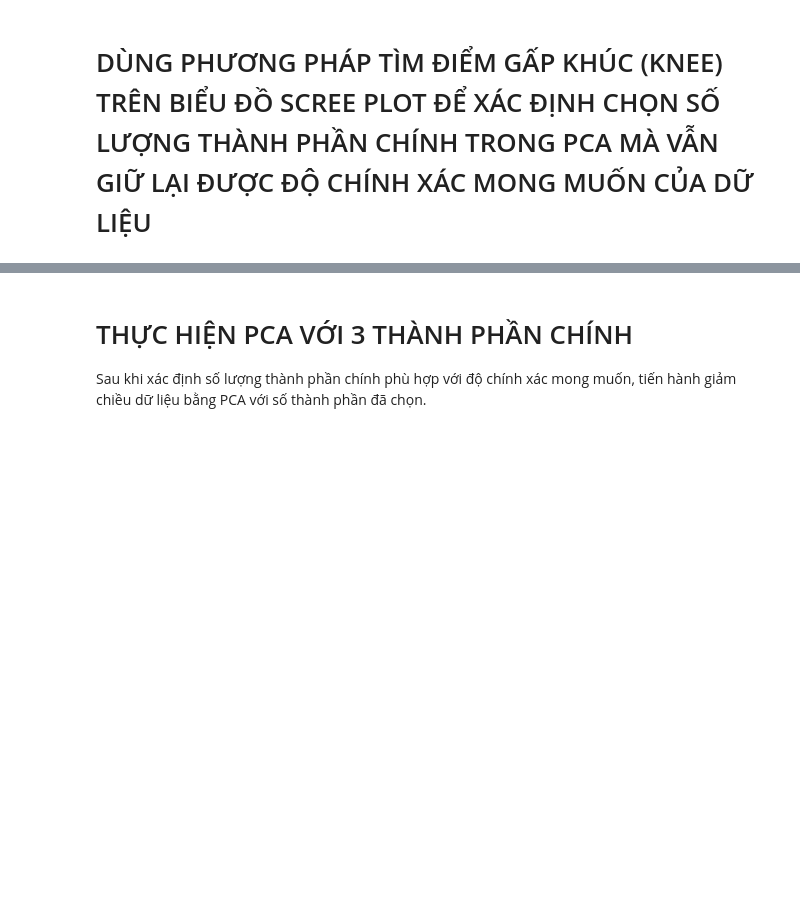
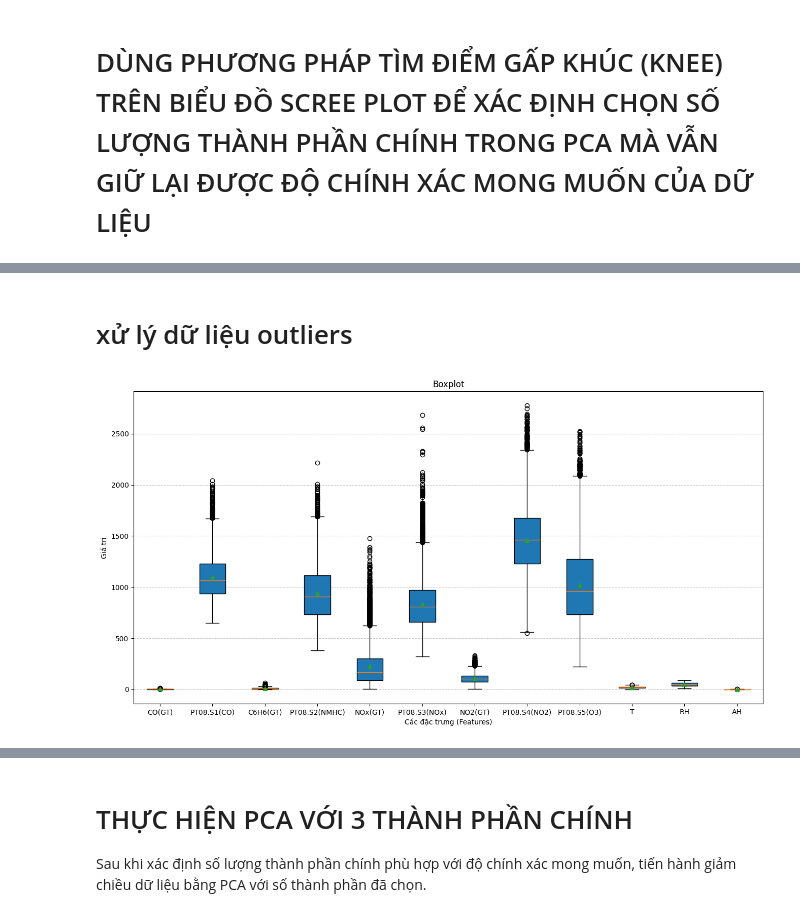
Before and after one commit to HuyBui1304/baocao23_11, a Jupyter notebook: baocao23_11.ipynb, the cells around one changed output, grey strips where cells are left out. Drawn from its saved outputs; the diff is of its cells as text; code cells hidden in the pictures; blank space fills up the shorter version.

```diff
--- a/baocao23_11.ipynb
+++ b/baocao23_11.ipynb
@@ -41,0 +152,15 @@ data_scaled = scaler.fit_transform(data_cleaned)
+# %% [markdown]
+# xử lý dữ liệu outliers
+# %%
+import matplotlib.pyplot as plt
+
+plt.figure(figsize=(16, 8))
+plt.boxplot(data_cleaned, labels=data_cleaned.columns, vert=True, patch_artist=True, showmeans=True)
+
+plt.title("Boxplot")
+plt.xlabel("Các đặc trưng (Features)")
+plt.ylabel("Giá trị")
+plt.grid(axis='y', linestyle='--', alpha=0.7)
+plt.show()
+# %% [output]
+[figure, added]
```
Also changed, not shown: parts of 29 cells of this notebook, 4 other files.
